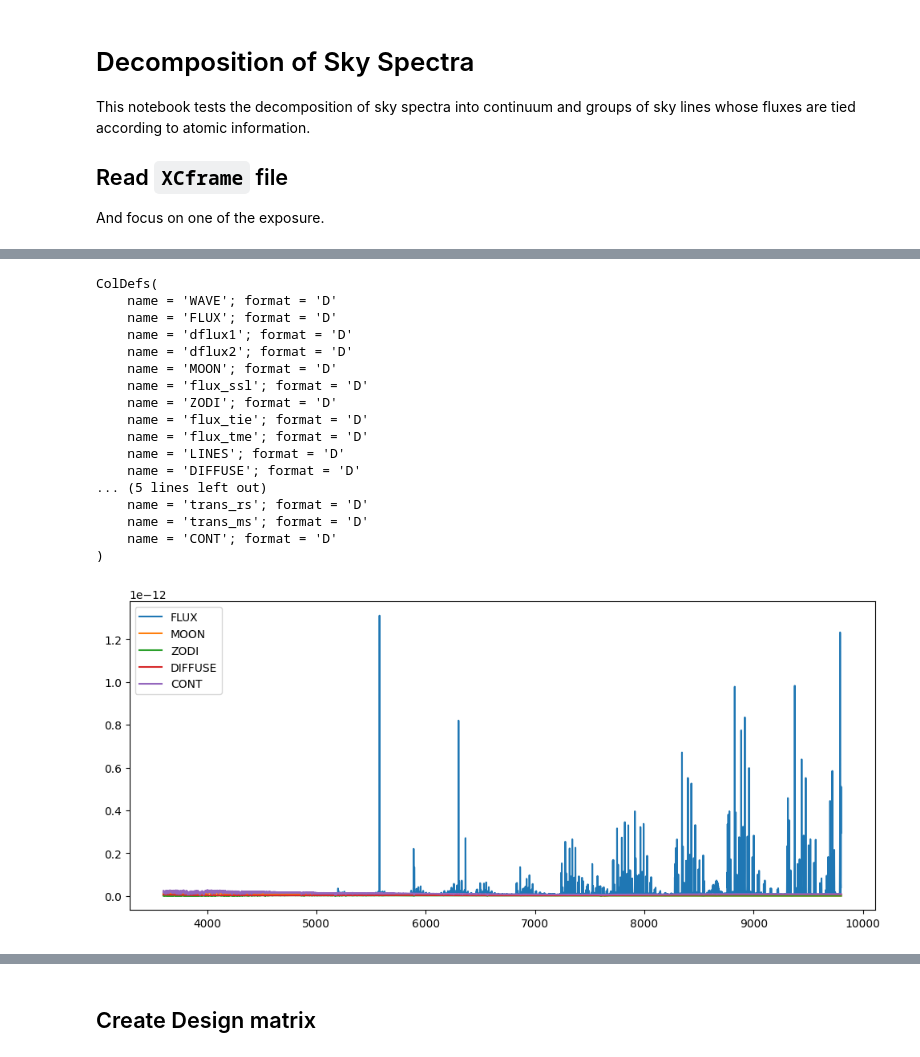
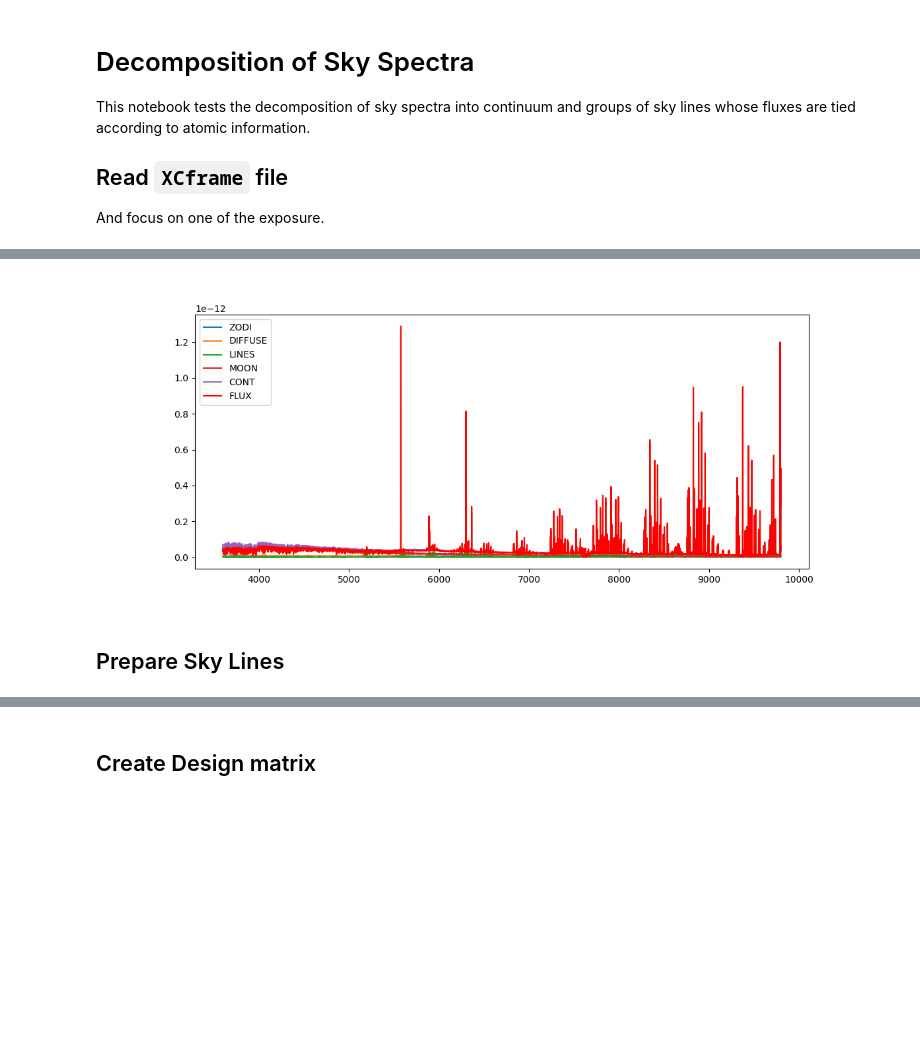
Before and after one commit to sdss/lvmsky, a Jupyter notebook: skysub/decomposition_skyLines_groups_and_SkyModel_continuum.ipynb, the cells around one changed output, grey strips where cells are left out. Drawn from its saved outputs; the diff is of its cells as text; code cells hidden in the pictures; blank space fills up the shorter version.

Commit message:
Refactor wrapper to call ESO Sky Model in batch/single mode, update Jupyter notebook to use updated wrapper.

```diff
--- a/skysub/decomposition_skyLines_groups_and_SkyModel_continuum.ipynb
+++ b/skysub/decomposition_skyLines_groups_and_SkyModel_continuum.ipynb
@@ -10,15 +10,13 @@ And focus on one of the exposure.
 from astropy.table import Table
 from astropy.io import fits
 
-tbl = Table.read('XCframe_1.1.1_3469_31300_1.fits', 'DRP_ALL')
-wave = fits.getdata('XCframe_1.1.1_3469_31300_1.fits', 'WAVE')
-flux = fits.getdata('XCframe_1.1.1_3469_31300_1.fits', 'FLUX')
 
-# idx = 3115
-idx = 2345
-# idx = np.argwhere(tbl['expnum'] == 20838)[0][0] # omega Cen
-# idx = np.argwhere(tbl['expnum'] == 8373)[0][0] # LMC
+XCFrame_file = "XCframe_1.1.1_3469_31300_1.fits"
+fits.info(XCFrame_file)
 
-spec = flux[idx]
-tbl[idx]
+tbl = Table.read(XCFrame_file, 'DRP_ALL')
+wave = fits.getdata(XCFrame_file, 'WAVE')
+flux = fits.getdata(XCFrame_file, 'FLUX')
+sky_east = fits.getdata(XCFrame_file, 'SKY_EAST')
+sky_west = fits.getdata(XCFrame_file, 'SKY_WEST')
 # %% [output]
@@ -181,34 +246,34 @@ def get_skymodel(record, telescope='sci'):
 # %%
+%matplotlib widget
+# %matplotlib inline
+
 from matplotlib import pyplot as plt
+from astropy.io import fits
 
-skymodel = get_skymodel(tbl[idx])
+f_skye = "skymodel_output_drp1.1.1_skye.fits"
+sm_wave = fits.getdata(f_skye, "WAVE")
+sm_flux = fits.getdata(f_skye, "FLUX")
+sm_moon = fits.getdata(f_skye, "MOON")
+sm_zodi = fits.getdata(f_skye, "ZODI")
+sm_diffuse = fits.getdata(f_skye, "DIFFUSE")
+sm_lines = fits.getdata(f_skye, "LINES")
+sm_cont = fits.getdata(f_skye, "CONT")
 
-print(skymodel.columns)
+# Sanuty plots of the evaluated Sky Model
+idx = 160
+tbl[idx]
+
 
 plt.figure(figsize=(12, 5))
-plt.plot(skymodel['WAVE'], skymodel['FLUX'], label='FLUX')
-plt.plot(skymodel['WAVE'], skymodel['MOON'], label='MOON')
-plt.plot(skymodel['WAVE'], skymodel['ZODI'], label='ZODI')
-plt.plot(skymodel['WAVE'], skymodel['DIFFUSE'], label='DIFFUSE')
-plt.plot(skymodel['WAVE'], skymodel['CONT'], label='CONT')
+plt.plot(sm_wave, sm_zodi[idx], label='ZODI')
+plt.plot(sm_wave, sm_diffuse[idx], label='DIFFUSE')
+plt.plot(sm_wave, sm_lines[idx], label='LINES')
+plt.plot(sm_wave, sm_moon[idx], label='MOON')
+plt.plot(sm_wave, sm_cont[idx], label='CONT')
+plt.plot(sm_wave, sm_flux[idx], label='FLUX', color='red')
 plt.legend()
 plt.show()
 # %% [output]
-ColDefs(
-    name = 'WAVE'; format = 'D'
-    name = 'FLUX'; format = 'D'
-    name = 'dflux1'; format = 'D'
-    name = 'dflux2'; format = 'D'
-    name = 'MOON'; format = 'D'
-    name = 'flux_ssl'; format = 'D'
-    name = 'ZODI'; format = 'D'
-    name = 'flux_tie'; format = 'D'
-    name = 'flux_tme'; format = 'D'
-    name = 'LINES'; format = 'D'
-    name = 'DIFFUSE'; format = 'D'
-... (5 lines left out)
-    name = 'trans_rs'; format = 'D'
-    name = 'trans_ms'; format = 'D'
-    name = 'CONT'; format = 'D'
-)
-[figure, old version]
+[figure, new version]
+# %% [markdown]
+## Prepare Sky Lines
```
Also changed, not shown: parts of 13 cells of this notebook, 3 other files.
